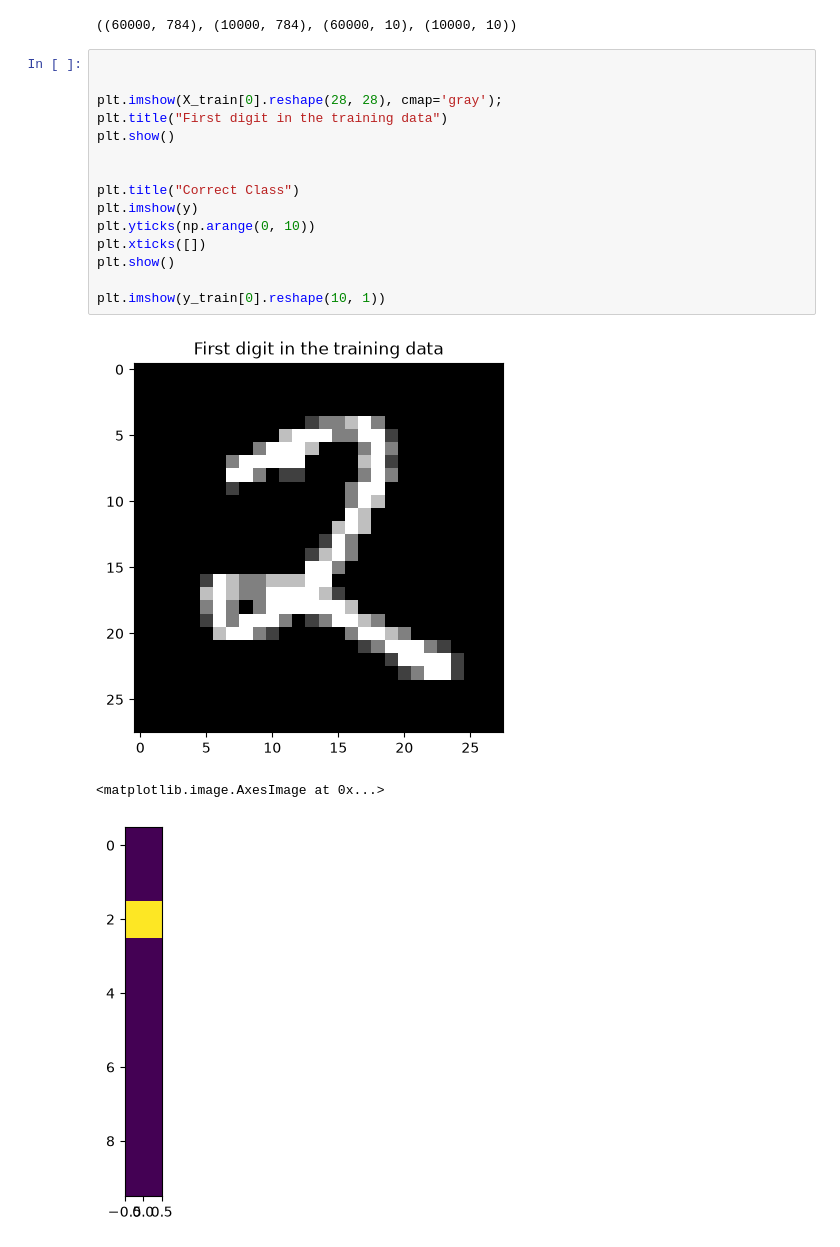
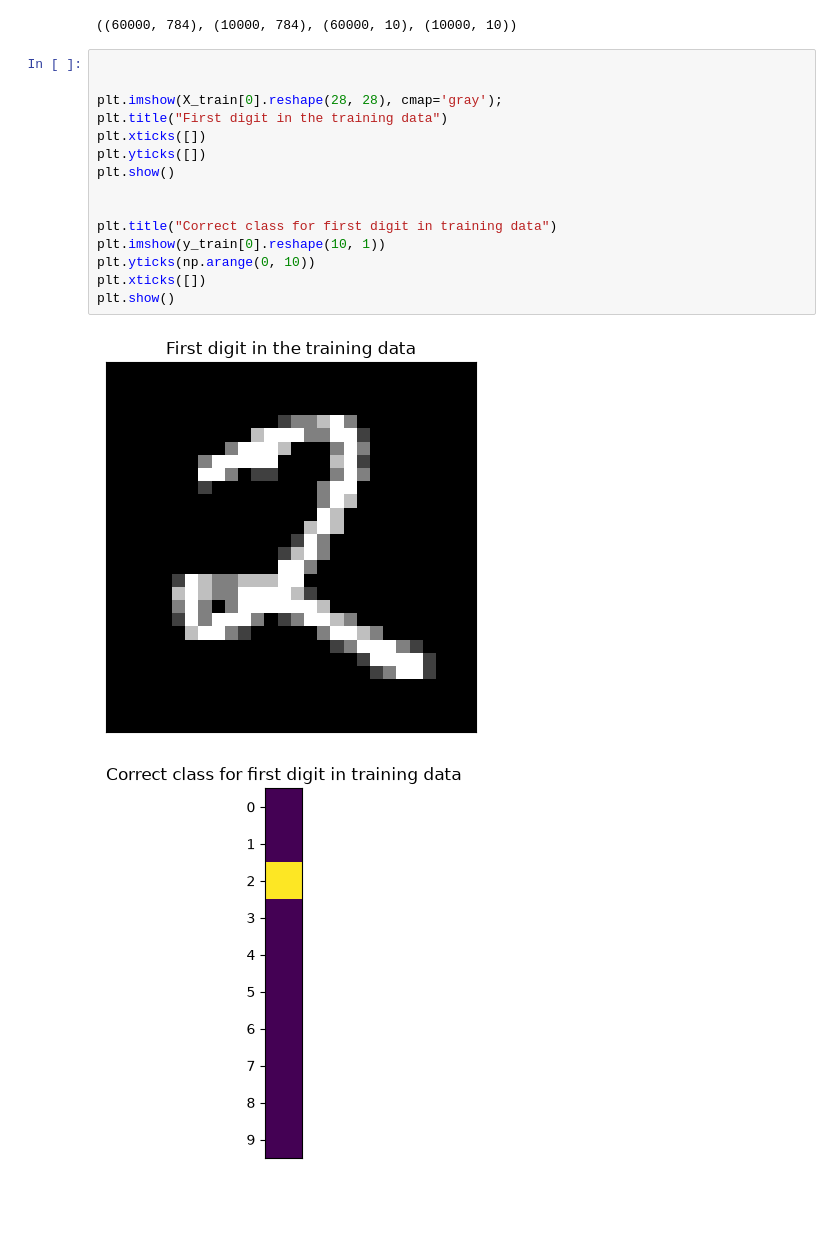
Before and after one commit to RobertDavidson1/BareBonesNN, a Jupyter notebook: src/barebonesnn/Notebooks/ExploreDatatset.ipynb, the cells around one changed output. Cells and saved outputs as stored; diff of their text form; blank space fills up the shorter version.

```diff
--- a/src/barebonesnn/Notebooks/ExploreDatatset.ipynb
+++ b/src/barebonesnn/Notebooks/ExploreDatatset.ipynb
@@ -11,19 +11,18 @@ X_train.shape, X_test.shape, y_train.shape, y_test.shape
 # %%
 
 
 plt.imshow(X_train[0].reshape(28, 28), cmap='gray');
 plt.title("First digit in the training data")
+plt.xticks([])
+plt.yticks([])
 plt.show()
 
 
-plt.title("Correct Class")
-plt.imshow(y)
+plt.title("Correct class for first digit in training data")
+plt.imshow(y_train[0].reshape(10, 1))
 plt.yticks(np.arange(0, 10))
 plt.xticks([])
 plt.show()
-
-plt.imshow(y_train[0].reshape(10, 1))
 # %% [output]
-[figure, old version]
+[figure, new version]
-<matplotlib.image.AxesImage at 0x...>
-[figure, old version]
+[figure, new version]
```
Also changed, not shown: 2 other files.
